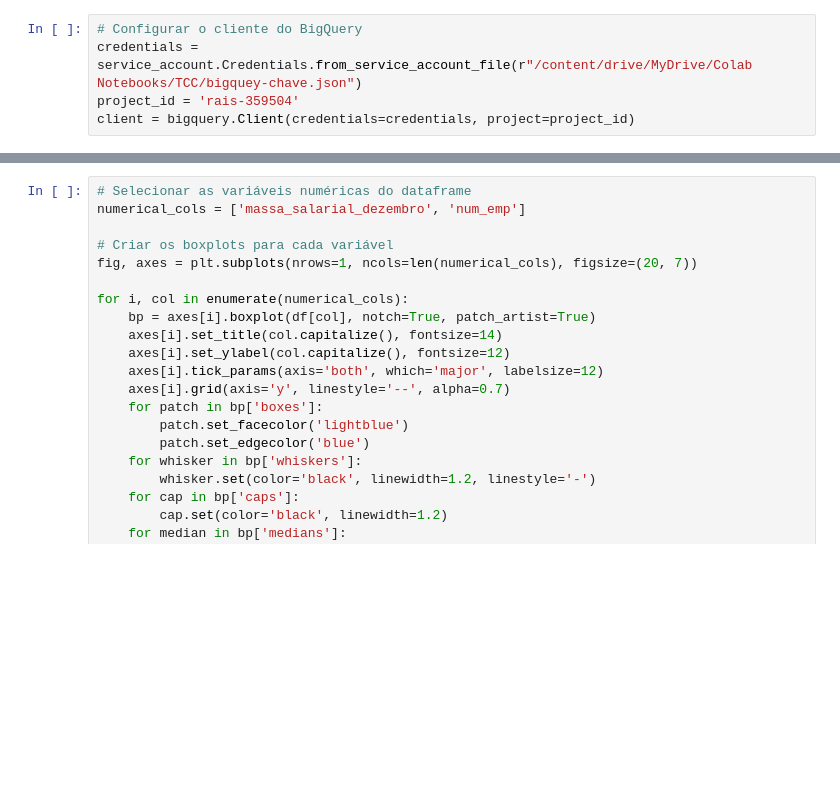
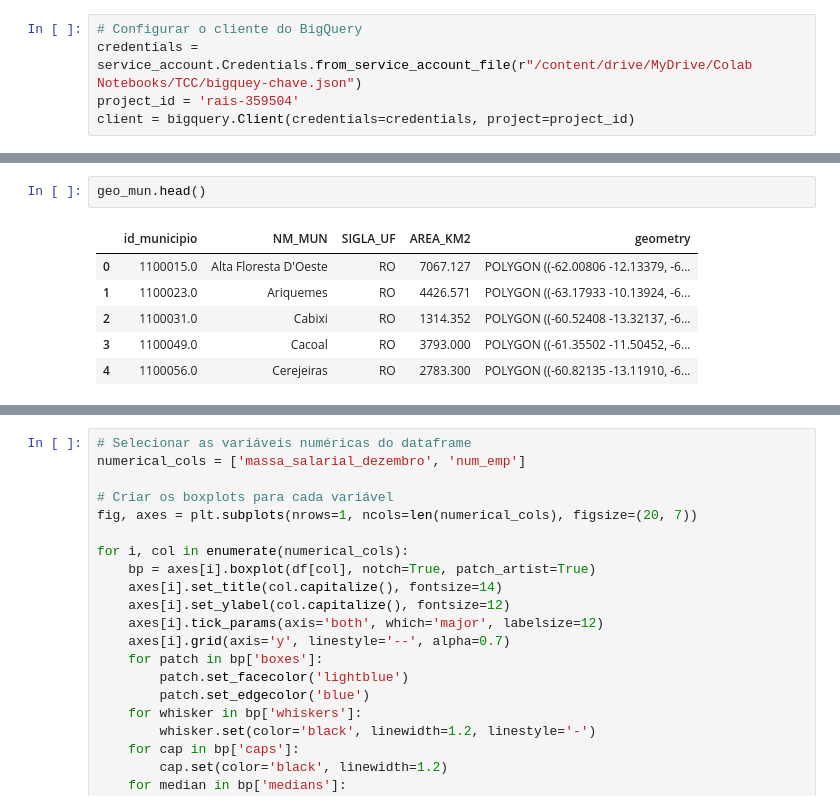
Before and after one commit to Leonardo-Dias-Up/Colab, a Jupyter notebook: DataViva_Atividade.ipynb, the cells around one changed output, grey strips where cells are left out. Cells and saved outputs as stored; diff of their text form; blank space fills up the shorter version.

```diff
--- a/DataViva_Atividade.ipynb
+++ b/DataViva_Atividade.ipynb
@@ -83,0 +100,9 @@ geo_mun = geo_mun.rename(columns={'CD_MUN':'id_municipio'})
+# %%
+geo_mun.head()
+# %% [output]
+|  | id_municipio | NM_MUN | SIGLA_UF | AREA_KM2 | geometry |
+| 0 | 1100015.0 | Alta Floresta D'Oeste | RO | 7067.127 | POLYGON ((-62.00806 -12.13379, -6... |
+| 1 | 1100023.0 | Ariquemes | RO | 4426.571 | POLYGON ((-63.17933 -10.13924, -6... |
+| 2 | 1100031.0 | Cabixi | RO | 1314.352 | POLYGON ((-60.52408 -13.32137, -6... |
+| 3 | 1100049.0 | Cacoal | RO | 3793.000 | POLYGON ((-61.35502 -11.50452, -6... |
+| 4 | 1100056.0 | Cerejeiras | RO | 2783.300 | POLYGON ((-60.82135 -13.11910, -6... |
```
Also changed, not shown: parts of 31 cells of this notebook.
